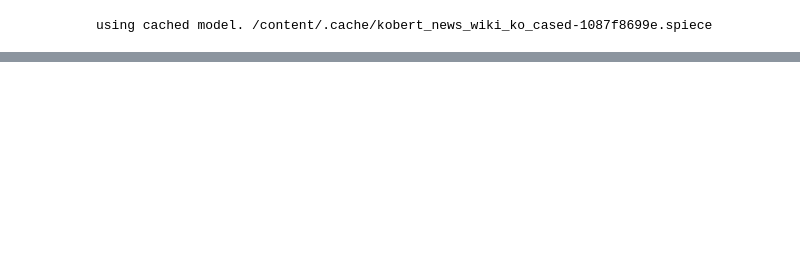
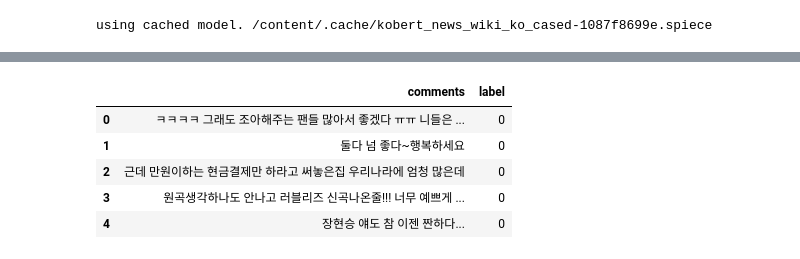
Before and after one commit to Donghae0230/malicious-comment-classification, a Jupyter notebook: project.ipynb, the cells around one changed output, grey strips where cells are left out. Drawn from its saved outputs; the diff is of its cells as text; code cells hidden in the pictures; blank space fills up the shorter version.

```diff
--- a/project.ipynb
+++ b/project.ipynb
@@ -464,15 +392,16 @@ for e in range(num_epochs):
         out = model(token_ids, valid_length, segment_ids)
         loss = loss_fn(out, label)
         loss.backward()
-        torch.nn.utils.clip_grad_norm_(model.parameters(), max_grad_norm)
+        torch.nn.utils.clip_grad_norm_(model.parameters(), max_grad_norm)   # gradient clipping
         optimizer.step()
         scheduler.step()  # Update learning rate schedule
         train_acc += calc_accuracy(out, label)
         if batch_id % log_interval == 0:
             print("epoch {} batch id {} loss {} train acc {}".format(e+1, batch_id+1, loss.data.cpu().numpy(), train_acc / (batch_id+1)))
     print("epoch {} train acc {}".format(e+1, train_acc / (batch_id+1)))
+
     model.eval()
-    for batch_id, (token_ids, valid_length, segment_ids, label) in tqdm(enumerate(test_dataloader), total=len(test_dataloader)):
+    for batch_id, (token_ids, valid_length, segment_ids, label) in tqdm(enumerate(dev_dataloader), total=len(dev_dataloader)):
         token_ids = token_ids.long().to(device)
         segment_ids = segment_ids.long().to(device)
         valid_length= valid_length
@@ -498,0 +478,23 @@ epoch 5 test acc 0.943359375
+# %%
+predictions =[]
+with torch.no_grad():
+  for batch_id, (token_ids, valid_length, segment_ids, label) in enumerate(test_dataloader):
+    token_ids = token_ids.long().cuda()
+    segment_ids = segment_ids.long().cuda()
+    valid_length= valid_length
+    label = label.long().cuda()
+    out = model(token_ids, valid_length, segment_ids)
+    _, max_indices = torch.max(out, 1)
+
+    predictions.extend(max_indices.squeeze(0).detach().cpu().numpy())
+# %%
+predictions = pd.Series(predictions, name='label')    # series 형태로 변경
+pred = pd.concat([pred['comments'], predictions], axis=1)
+pred.head()
+# %% [output]
+|  | comments | label |
+| 0 | ㅋㅋㅋㅋ 그래도 조아해주는 팬들 많아서 좋겠다 ㅠㅠ 니들은 ... | 0 |
+| 1 | 둘다 넘 좋다~행복하세요 | 0 |
+| 2 | 근데 만원이하는 현금결제만 하라고 써놓은집 우리나라에 엄청 많은데 | 0 |
+| 3 | 원곡생각하나도 안나고 러블리즈 신곡나온줄!!! 너무 예쁘게 ... | 0 |
+| 4 | 장현승 얘도 참 이젠 짠하다... | 0 |
```
Also changed, not shown: parts of 28 cells of this notebook.
